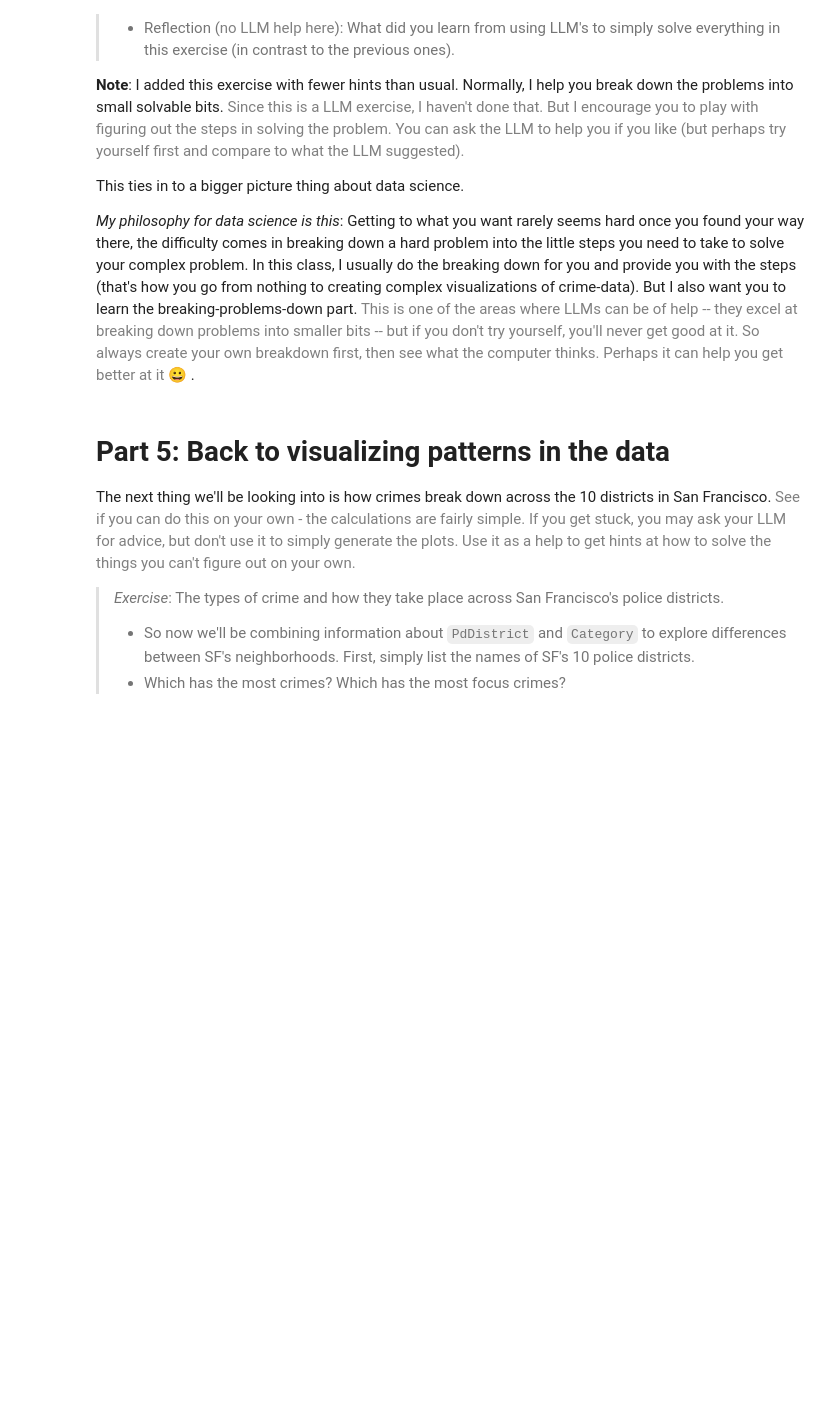
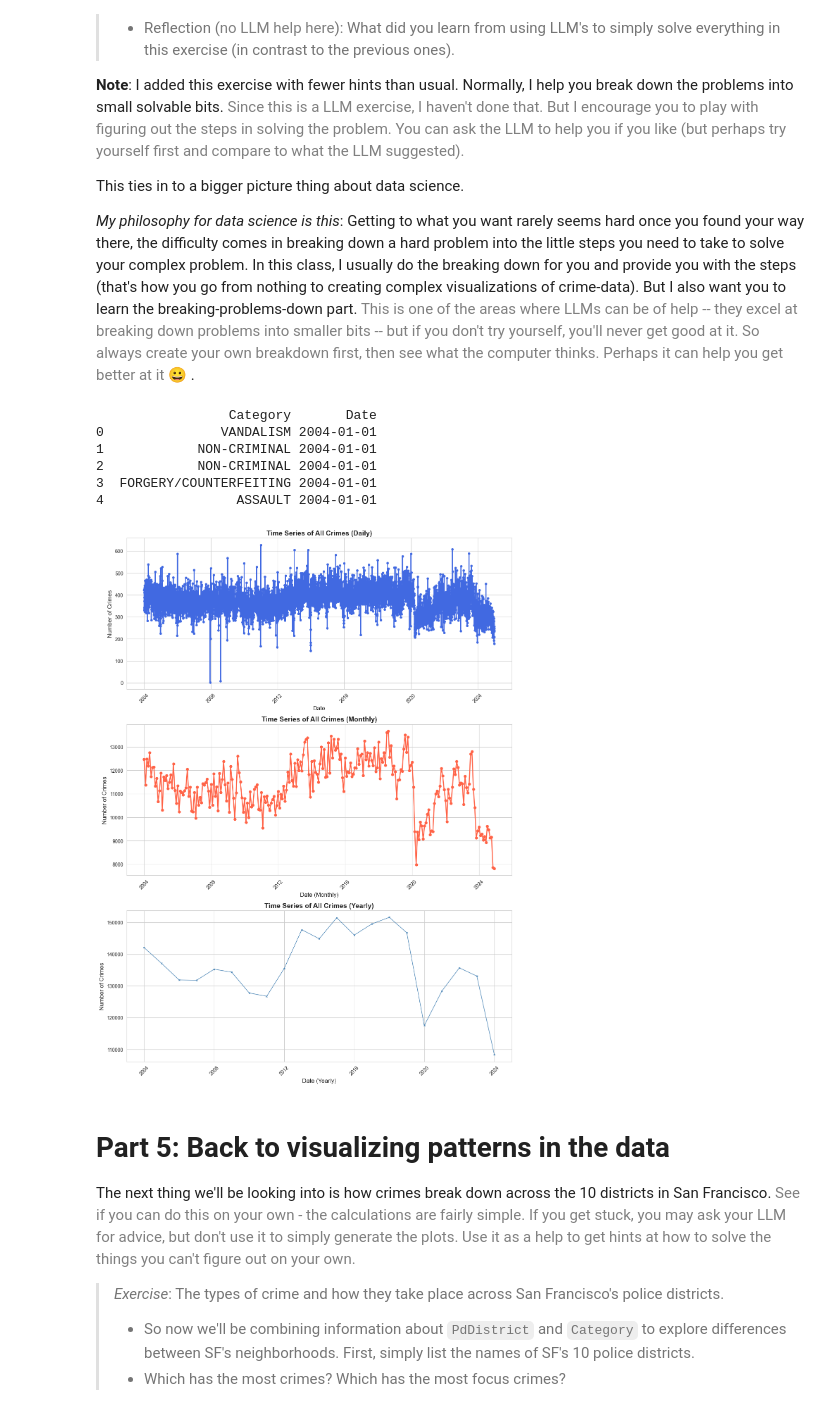
Before and after one commit to AleksandarLukic96/02806_Social_Data, a Jupyter notebook: notebooks/W2_Victor.ipynb, the cells around one changed output. Drawn from its saved outputs; the diff is of its cells as text; code cells hidden in the pictures; blank space fills up the shorter version.

Commit message:
Times series added + minor updates

```diff
--- a/notebooks/W2_Victor.ipynb
+++ b/notebooks/W2_Victor.ipynb
@@ -383,3 +376,60 @@ import pandas as pd
+# %%
+#Times series plot using Pandas
+import pandas as pd
+import seaborn as sns
+
+df = data.copy()
+
+# Create a new 'Date' column formatted as "Day/Month/Year"
+df["Date"] = data["Day"].astype(str) + "/" + data["Month"].astype(str) + "/" + data["Year"].astype(str)
+df["Date"] = pd.to_datetime(df["Date"], format="%d/%m/%Y")
+df_filtered = df[["Category", "Date"]]  # Keep only the 'Category' and 'Date' columns
+
+# Display the first few rows
+print(df_filtered.head())
+
+# Group by Date and count occurrences
+crime_counts = df.groupby("Date").size()
+
+sns.set_style("whitegrid") # Set the style of the plot
+
+fig, axs = plt.subplots(3, 1, figsize=(12, 16))
+
+# Daily Crime Trend
+axs[0].plot(crime_counts.index, crime_counts.values, marker="o", linestyle="-", color="royalblue", linewidth=2, markersize=4)
+axs[0].set_title("Time Series of All Crimes (Daily)", fontsize=14, fontweight="bold")
+axs[0].set_xlabel("Date", fontsize=12)
+axs[0].set_ylabel("Number of Crimes", fontsize=12)
+axs[0].tick_params(axis='x', rotation=45)
+
+# Monthly Crime Trend
+monthly_crimes = df.groupby(df["Date"].dt.to_period("M")).size()
+monthly_crimes.index = monthly_crimes.index.to_timestamp()
+axs[1].plot(monthly_crimes.index, monthly_crimes.values, marker="o", linestyle="-", color="tomato", linewidth=2, markersize=5)
+axs[1].set_title("Time Series of All Crimes (Monthly)", fontsize=14, fontweight="bold")
+axs[1].set_xlabel("Date (Monthly)", fontsize=12)
+axs[1].set_ylabel("Number of Crimes", fontsize=12)
+axs[1].tick_params(axis='x', rotation=45)
+
+# Yearly Crime Trend
+yearly_crimes = df.groupby(df["Date"].dt.to_period("Y")).size()
+yearly_crimes.index = yearly_crimes.index.to_timestamp()
+axs[2].plot(yearly_crimes.index, yearly_crimes.values, color="steelblue", marker="x", linewidth=1, markersize=3)
+axs[2].set_title("Time Series of All Crimes (Yearly)", fontsize=14, fontweight="bold")
+axs[2].set_xlabel("Date (Yearly)", fontsize=12)
+axs[2].set_ylabel("Number of Crimes", fontsize=12)
+axs[2].tick_params(axis='x', rotation=45)
+
+plt.tight_layout()
+plt.show()
+# %% [output]
+                 Category       Date
+0               VANDALISM 2004-01-01
+1            NON-CRIMINAL 2004-01-01
+2            NON-CRIMINAL 2004-01-01
+3  FORGERY/COUNTERFEITING 2004-01-01
+4                 ASSAULT 2004-01-01
+[figure, added]
 # %% [markdown]
 # Part 5: Back to visualizing patterns in the data
 
```
Also changed, not shown: parts of 6 cells of this notebook, 2 other files.
